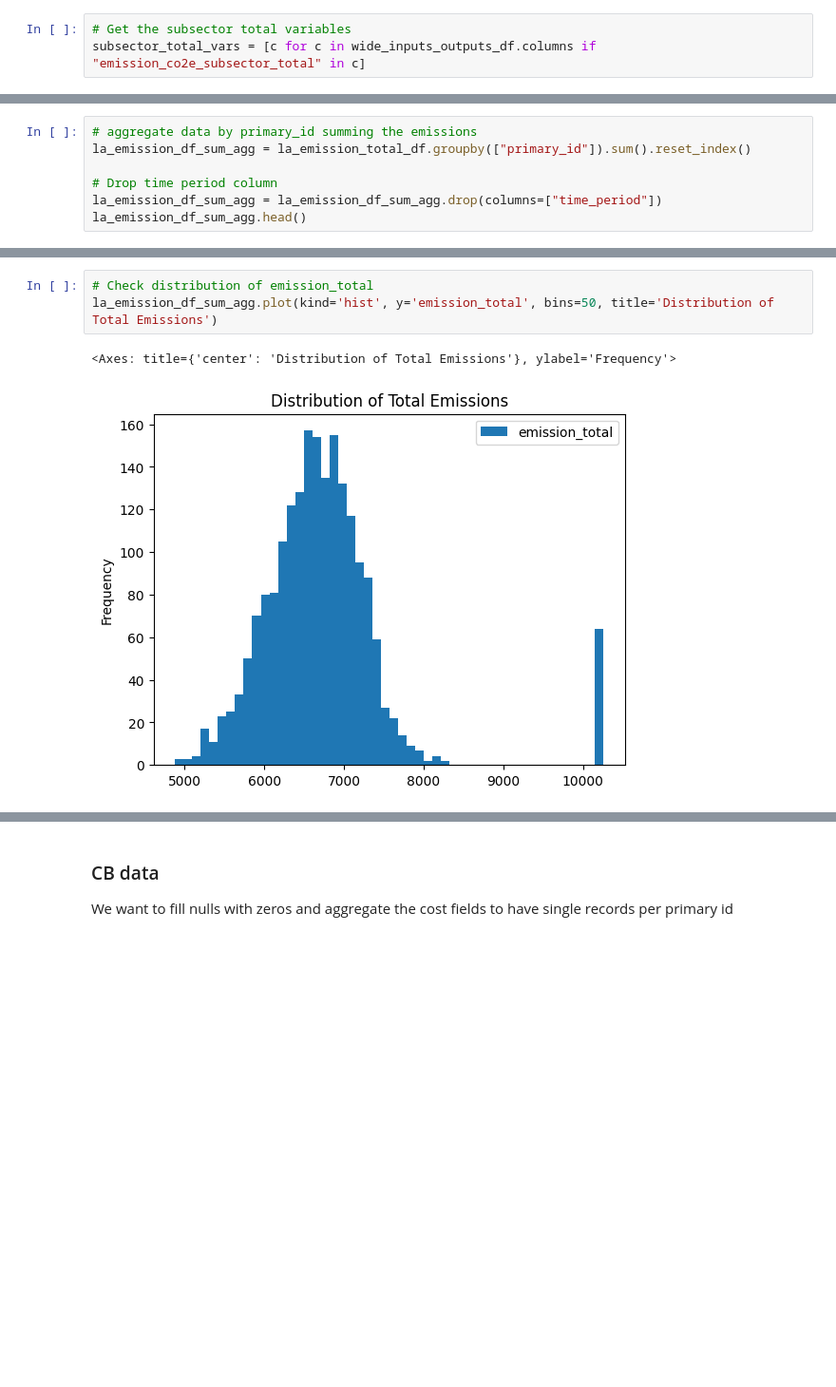
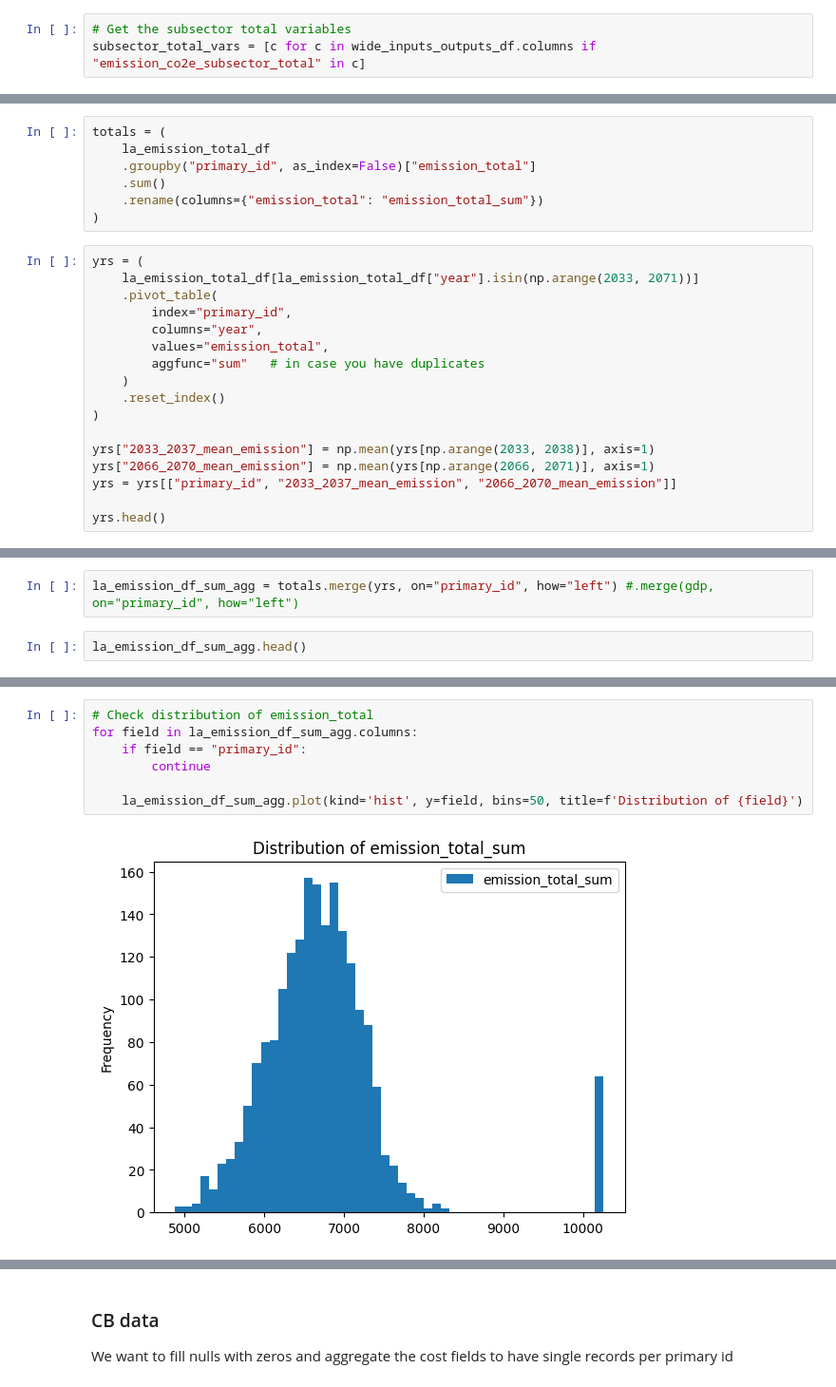
Before and after one commit to sisepuede-framework/ssp_uganda_data, a Jupyter notebook: metamodel/surrogate_model/data_prep.ipynb, the cells around one changed output, grey strips where cells are left out. Shown at 95% size. Saved outputs shown, nothing was run; the diff lists cells and outputs as text; blank space fills up the shorter version.

```diff
--- a/metamodel/surrogate_model/data_prep.ipynb
+++ b/metamodel/surrogate_model/data_prep.ipynb
@@ -287,0 +295,24 @@ la_emission_total_df.tail()
+# %%
+totals = (
+    la_emission_total_df
+    .groupby("primary_id", as_index=False)["emission_total"]
+    .sum()
+    .rename(columns={"emission_total": "emission_total_sum"})
+)
+# %%
+yrs = (
+    la_emission_total_df[la_emission_total_df["year"].isin(np.arange(2033, 2071))]
+    .pivot_table(
+        index="primary_id",
+        columns="year",
+        values="emission_total",
+        aggfunc="sum"   # in case you have duplicates
+    )
+    .reset_index()
+)
+
+yrs["2033_2037_mean_emission"] = np.mean(yrs[np.arange(2033, 2038)], axis=1)
+yrs["2066_2070_mean_emission"] = np.mean(yrs[np.arange(2066, 2071)], axis=1)
+yrs = yrs[["primary_id", "2033_2037_mean_emission", "2066_2070_mean_emission"]]
+
+yrs.head()
@@ -288,8 +342,5 @@ la_emission_total_df.tail()
+# %%
+la_emission_df_sum_agg = totals.merge(yrs, on="primary_id", how="left") #.merge(gdp, on="primary_id", how="left")
 # %%
-# aggregate data by primary_id summing the emissions
-la_emission_df_sum_agg = la_emission_total_df.groupby(["primary_id"]).sum().reset_index()
-
-# Drop time period column
-la_emission_df_sum_agg = la_emission_df_sum_agg.drop(columns=["time_period"])
 la_emission_df_sum_agg.head()
 # %% [output]
@@ -302,6 +362,9 @@ la_emission_df_sum_agg.head()
 # %%
 # Check distribution of emission_total
-la_emission_df_sum_agg.plot(kind='hist', y='emission_total', bins=50, title='Distribution of Total Emissions')
+for field in la_emission_df_sum_agg.columns:
+    if field == "primary_id":
+        continue
+
+    la_emission_df_sum_agg.plot(kind='hist', y=field, bins=50, title=f'Distribution of {field}')
 # %% [output]
-<Axes: title={'center': 'Distribution of Total Emissions'}, ylabel='Frequency'>
-[figure, old version]
+[figure, new version]
```
Also changed, not shown: parts of 55 cells of this notebook, 4 other files.
